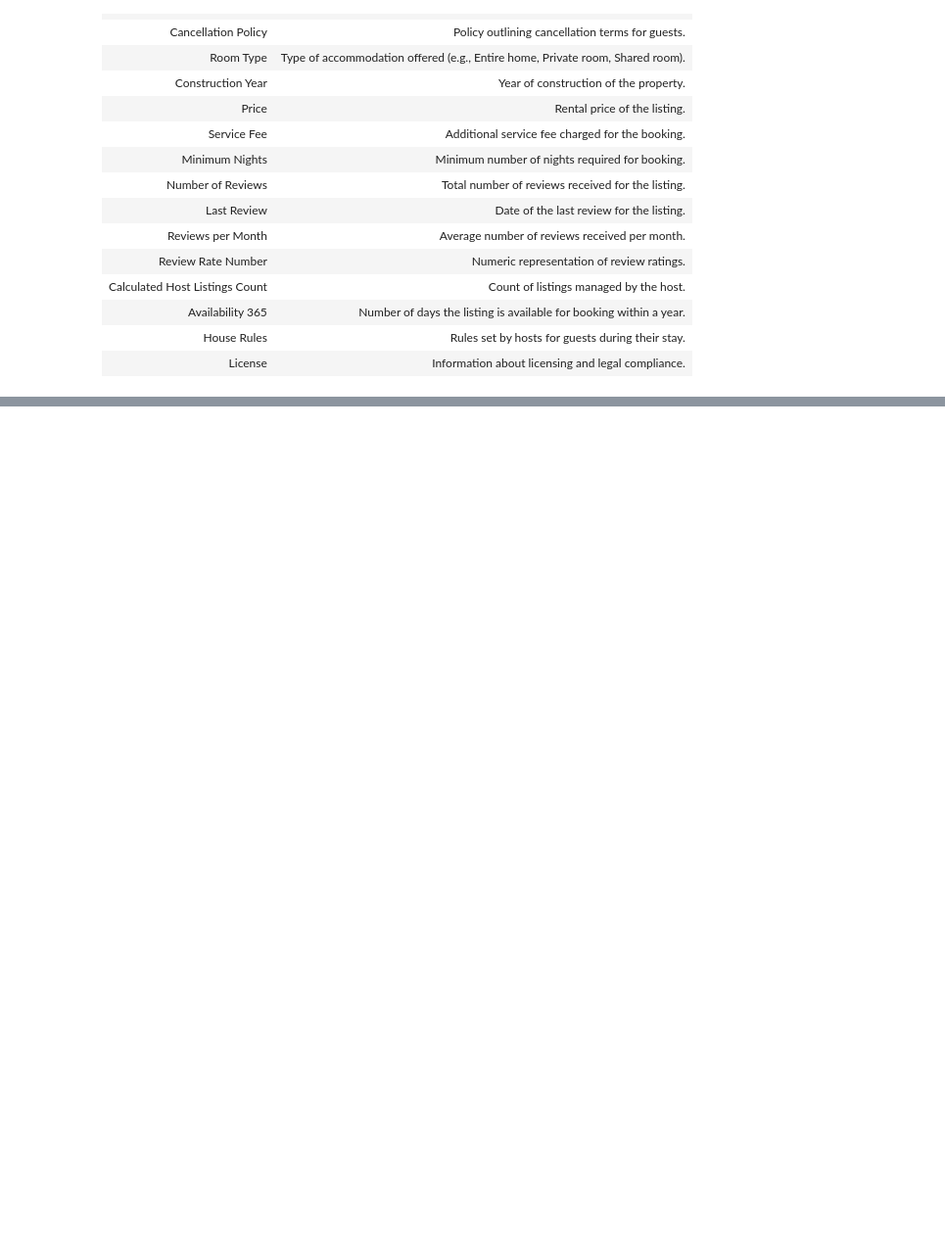
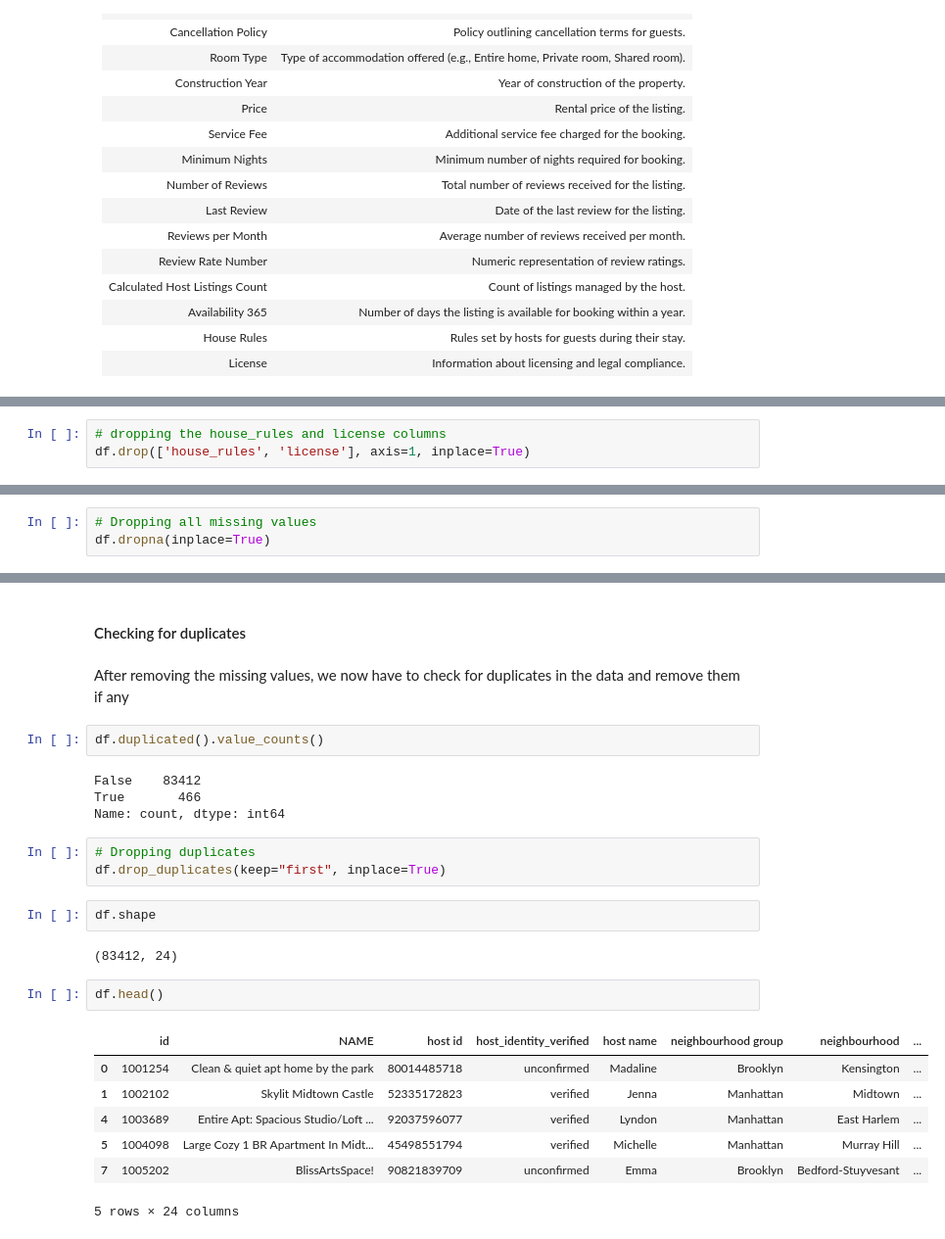
Before and after one commit to AdnanK1/air-bnb, a Jupyter notebook: index.ipynb, the cells around one changed output, grey strips where cells are left out. Shown at 98% size. Saved outputs shown, nothing was run; the diff lists cells and outputs as text; blank space fills up the shorter version.

```diff
--- a/index.ipynb
+++ b/index.ipynb
@@ -61,0 +178,3 @@ The Airbnb dataset for this analysis includes the following columns:
+# %%
+# dropping the house_rules and license columns
+df.drop(['house_rules', 'license'], axis=1, inplace=True)
@@ -61,0 +192,3 @@ The Airbnb dataset for this analysis includes the following columns:
+# %%
+# Dropping all missing values
+df.dropna(inplace=True)
@@ -61,0 +199,27 @@ The Airbnb dataset for this analysis includes the following columns:
+# %% [markdown]
+#### Checking for duplicates
+# %% [markdown]
+After removing the missing values, we now have to check for duplicates in the data and remove them if any
+# %%
+df.duplicated().value_counts()
+# %% [output]
+False    83412
+True       466
+Name: count, dtype: int64
+# %%
+# Dropping duplicates
+df.drop_duplicates(keep="first", inplace=True)
+# %%
+df.shape
+# %% [output]
+(83412, 24)
+# %%
+df.head()
+# %% [output]
+|  | id | NAME | host id | host_identity_verified | host name | neighbourhood group | neighbourhood | ... |
+| 0 | 1001254 | Clean & quiet apt home by the park | 80014485718 | unconfirmed | Madaline | Brooklyn | Kensington | ... |
+| 1 | 1002102 | Skylit Midtown Castle | 52335172823 | verified | Jenna | Manhattan | Midtown | ... |
+| 4 | 1003689 | Entire Apt: Spacious Studio/Loft ... | 92037596077 | verified | Lyndon | Manhattan | East Harlem | ... |
+| 5 | 1004098 | Large Cozy 1 BR Apartment In Midt... | 45498551794 | verified | Michelle | Manhattan | Murray Hill | ... |
+| 7 | 1005202 | BlissArtsSpace! | 90821839709 | unconfirmed | Emma | Brooklyn | Bedford-Stuyvesant | ... |
+5 rows × 24 columns
```
Also changed, not shown: parts of 17 cells of this notebook.
